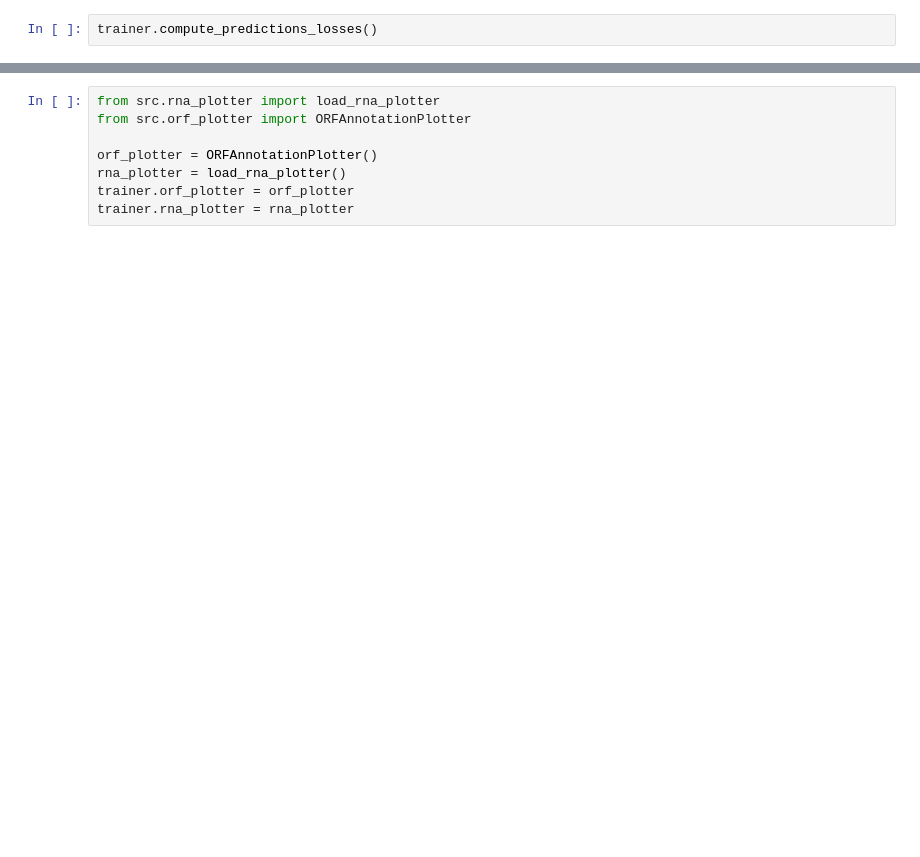
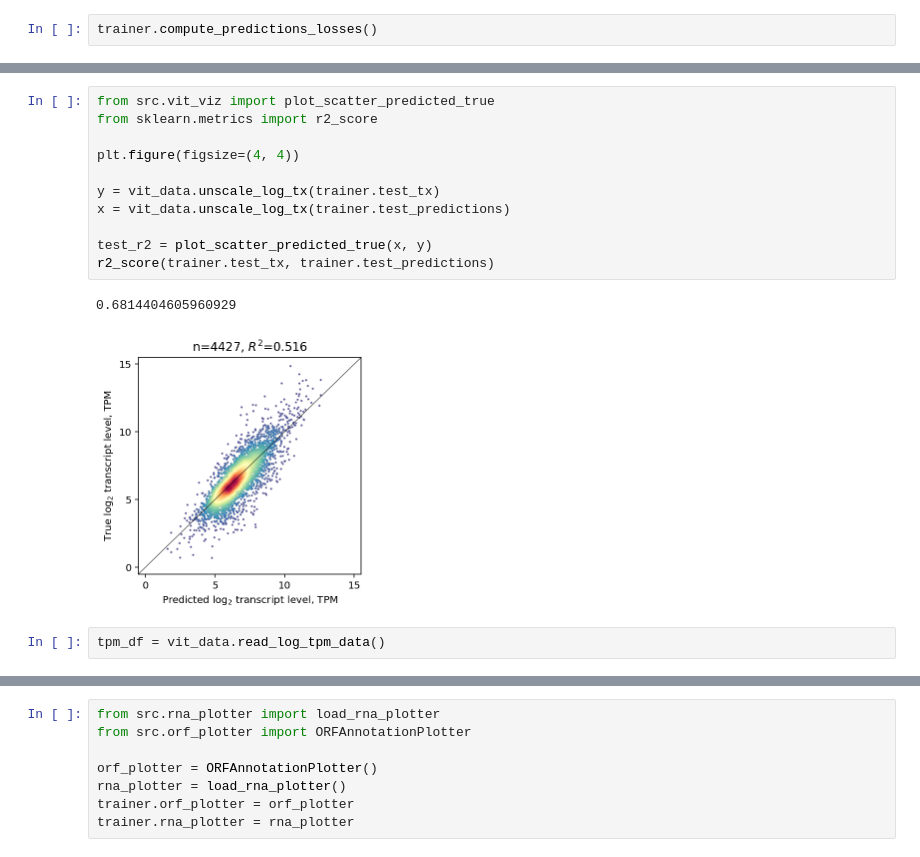
Before and after one commit to HarteminkLab/chromatin-transformers, a Jupyter notebook: Attention_Analysis.ipynb, the cells around one changed output, grey strips where cells are left out. Drawn from its saved outputs; the diff is of its cells as text; blank space fills up the shorter version.

```diff
--- a/Attention_Analysis.ipynb
+++ b/Attention_Analysis.ipynb
@@ -55,0 +54,16 @@ trainer.plot_predictions()
+# %%
+from src.vit_viz import plot_scatter_predicted_true
+from sklearn.metrics import r2_score
+
+plt.figure(figsize=(4, 4))
+
+y = vit_data.unscale_log_tx(trainer.test_tx)
+x = vit_data.unscale_log_tx(trainer.test_predictions)
+
+test_r2 = plot_scatter_predicted_true(x, y)
+r2_score(trainer.test_tx, trainer.test_predictions)
+# %% [output]
+0.6814404605960929
+[figure, added]
+# %%
+tpm_df = vit_data.read_log_tpm_data()
```
Also changed, not shown: parts of 22 cells of this notebook, 5 other files.
